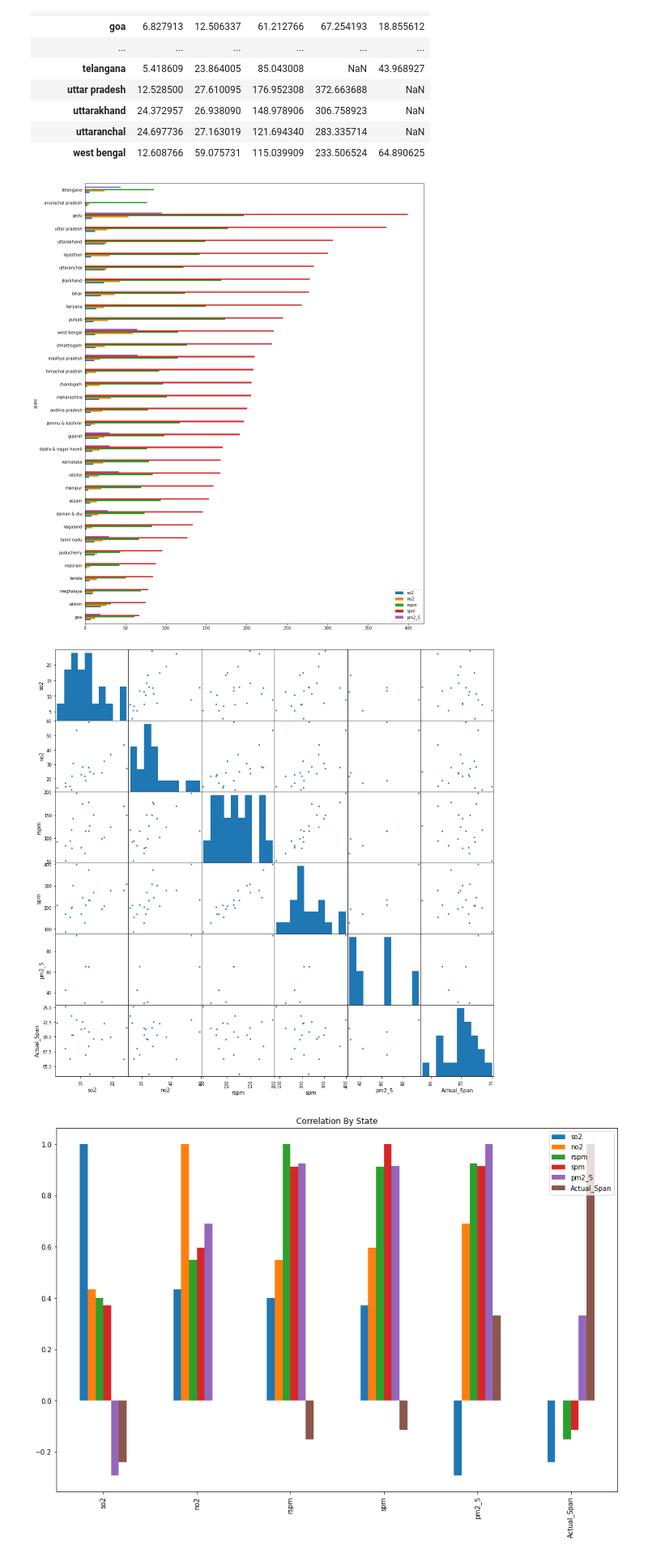
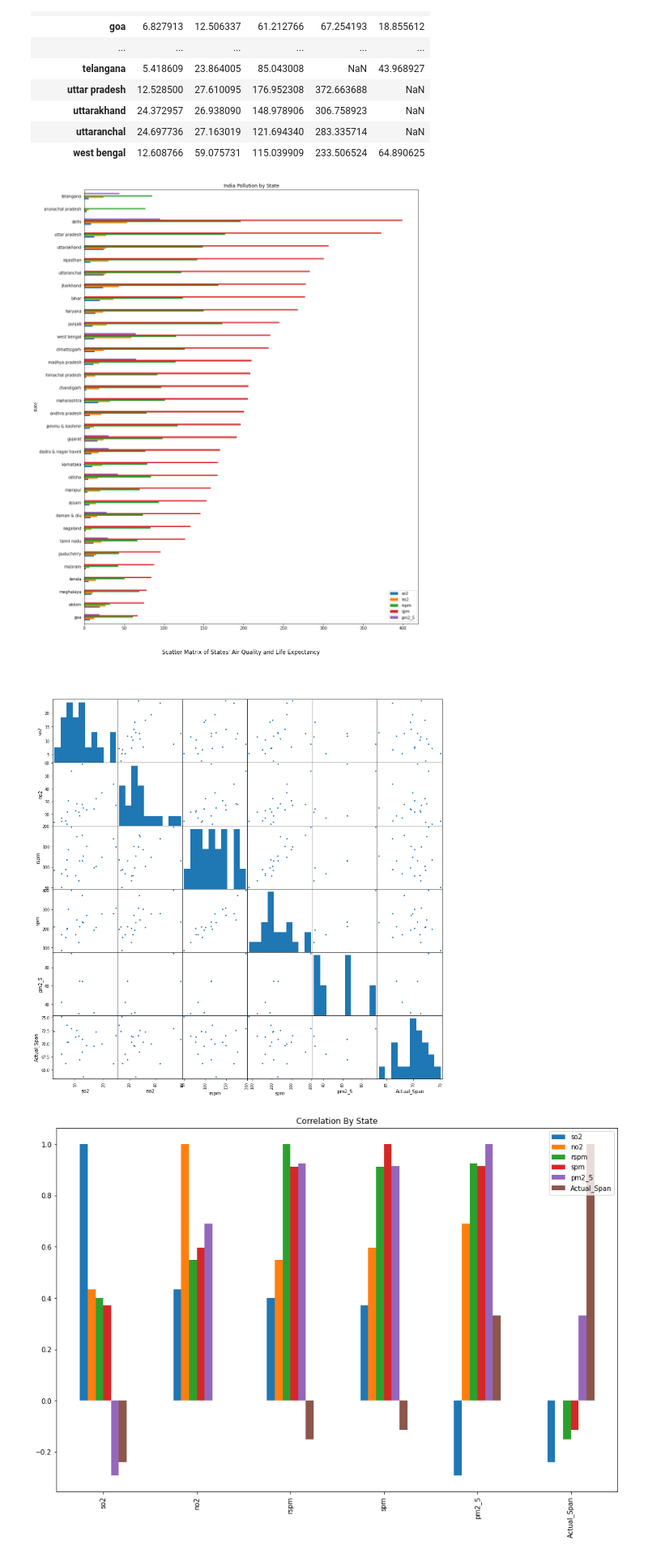
Before and after one commit to hanzhi227/Capstone1, a Jupyter notebook: IndiaAirVSLife.ipynb, the cells around one changed output. Shown at 81% size. Drawn from its saved outputs; the diff is of its cells as text; code cells hidden in the pictures.

Commit message:
updating graphs

```diff
--- a/IndiaAirVSLife.ipynb
+++ b/IndiaAirVSLife.ipynb
@@ -94,18 +94,19 @@ air_avg
 | west bengal | 12.608766 | 59.075731 | 115.039909 | 233.506524 | 64.890625 |
 # %%
 air_avg.sort_values('spm').plot(kind = 'barh', figsize = (15,20))
-plt.title('')
+plt.title('India Pollution by State')
 plt.savefig('images/state_air_pollution')
 # %% [output]
-[figure, old version]
+[figure, new version]
 # %%
 life_air_avg = air_avg.merge(life[['State','Actual_Span']], left_on = 'state', right_on = 'State')
 # %%
 pd.plotting.scatter_matrix(life_air_avg, alpha = 1,figsize = (15,15));
 # plt.title("Scatter Matrix of States' Air Quality and Life Expectancy" )
+plt.suptitle("Scatter Matrix of States' Air Quality and Life Expectancy")
 plt.savefig('images/scatter_matrix')
 # %% [output]
-[figure, old version]
+[figure, new version]
 # %%
 life_air_avg = life_air_avg.set_index('State')
 # %%
```
Also changed, not shown: 2 other files.
